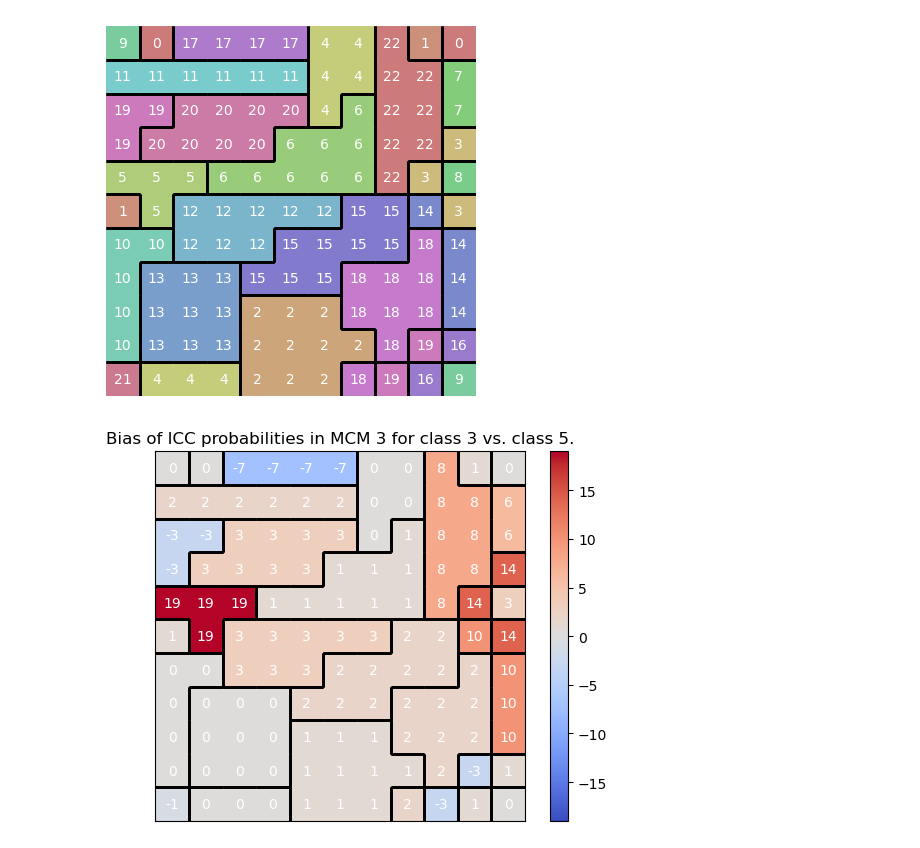
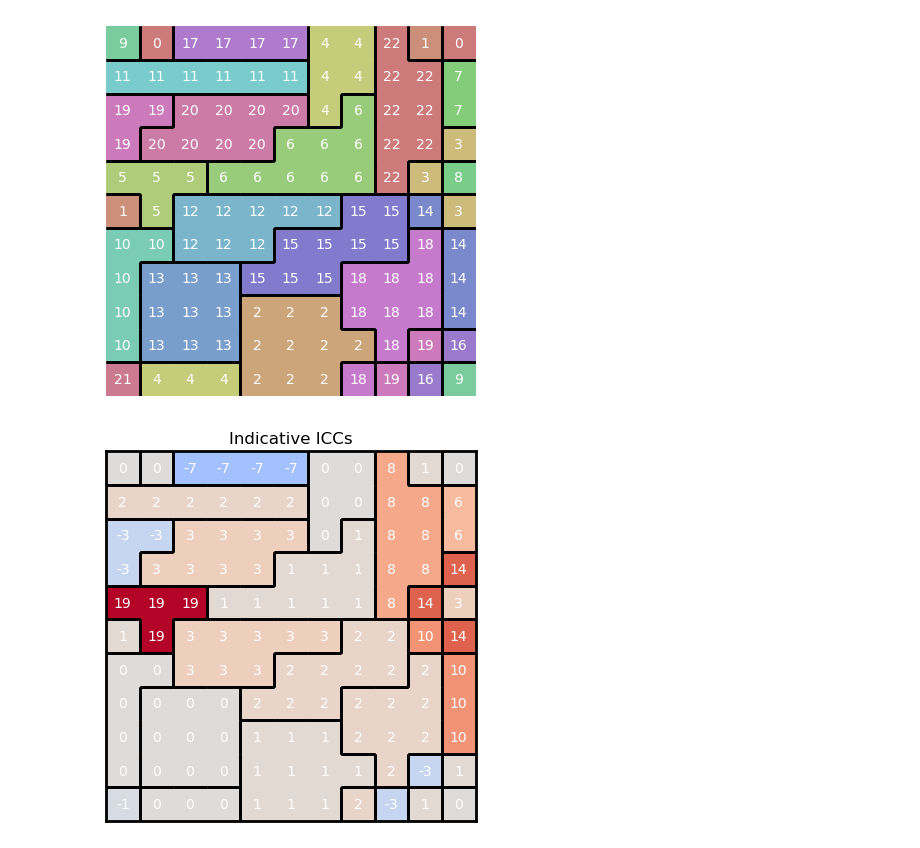
Before and after one commit to PaulHosek/MCM_classifier, a Jupyter notebook: Classifier_1/classifier/bin/reworking_clf.ipynb, the cells around one changed output. Saved outputs shown, nothing was run; the diff lists cells and outputs as text; code cells hidden in the pictures.

Commit message:
plot outline fixed

```diff
--- a/Classifier_1/classifier/bin/reworking_clf.ipynb
+++ b/Classifier_1/classifier/bin/reworking_clf.ipynb
@@ -147,21 +147,25 @@ dif_3r = dif_3r[:,3] - dif_3r.mean(axis=1)
 # %%
 bias = (dif_3r[vals]*100).astype(int)
 absmax =bias.flat[np.abs(bias).argmax()] # scale axis
 
 # diff_map is difference in average probabilities of an ICC over all images of class 3 vs class 5
 # FIXME problem is that borders are not enough to indicate which cells are the same ICC because they must not be adjacent
 
 plt.figure()
-plt.title("Bias of ICC probabilities in MCM 3 for class 3 vs. class 5.") # plt.title(" Higher values = higher avg P for an image of class 3.")
+# plt.title("Bias of ICC probabilities in MCM 3 for class 3 vs. class 5.") # plt.title(" Higher values = higher avg P for an image of class 3.")
+plt.title("Indicative ICCs")
 myplot.draw_all_borders(borders)
 myplot.draw_all_values(bias) # OR comms
 im = plt.imshow(bias, cmap="coolwarm",vmin=-absmax,vmax=absmax)  # Set the color limits
-colorbar = plt.colorbar(im)
+# colorbar = plt.colorbar(im)
+
 plt.xticks([])
 plt.yticks([])
+for axis in ['top','bottom','left','right']:
+    plt.gca().spines[axis].set_linewidth(2)
 plt.show()
 # %% [output]
-[figure, old version]
+[figure, new version]
 # %%
 # need a co-occurance matrix of what it was called
 # 121 by 121 of how destinctive that pixel is between 3 vs. 5
```
